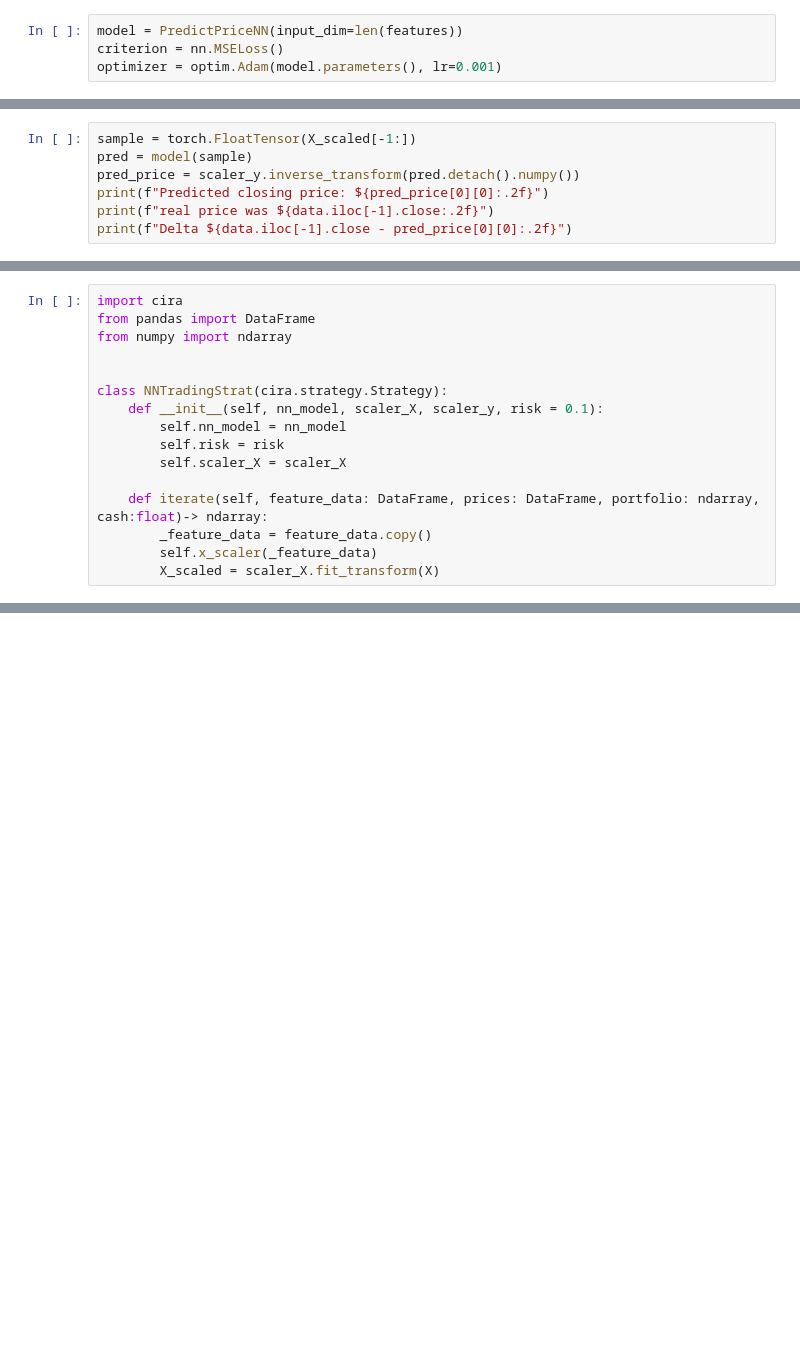
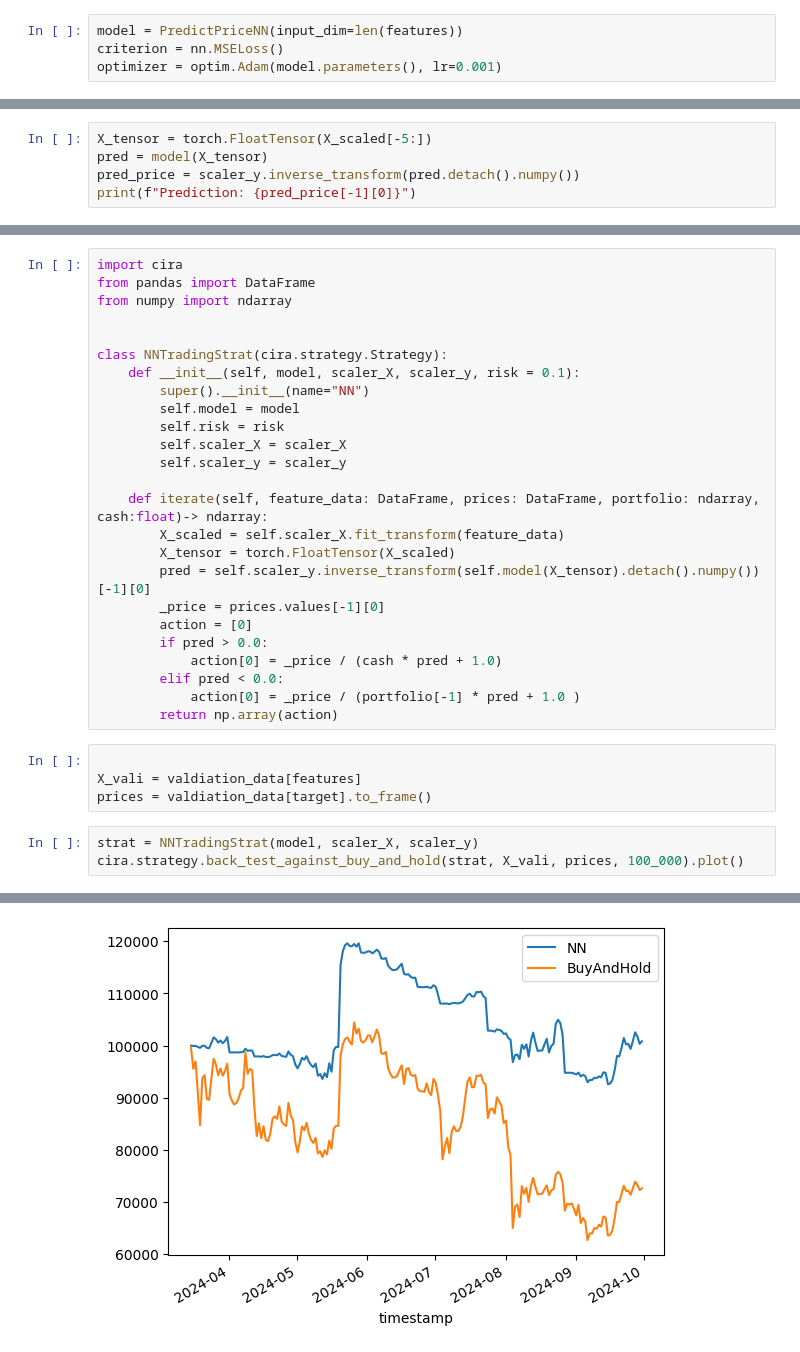
Before and after one commit to AxelGard/cira-examples, a Jupyter notebook: nn_simple.ipynb, the cells around one changed output, grey strips where cells are left out. Drawn from its saved outputs; the diff is of its cells as text; blank space fills up the shorter version.

```diff
--- a/nn_simple.ipynb
+++ b/nn_simple.ipynb
@@ -119,8 +121,6 @@ Test Loss: 0.0002
 # %%
-sample = torch.FloatTensor(X_scaled[-1:])
-pred = model(sample)
+X_tensor = torch.FloatTensor(X_scaled[-5:])
+pred = model(X_tensor)
 pred_price = scaler_y.inverse_transform(pred.detach().numpy())
-print(f"Predicted closing price: ${pred_price[0][0]:.2f}")
-print(f"real price was ${data.iloc[-1].close:.2f}")
-print(f"Delta ${data.iloc[-1].close - pred_price[0][0]:.2f}")
+print(f"Prediction: {pred_price[-1][0]}")
 # %% [output]
@@ -134,12 +132,29 @@ from numpy import ndarray
 
 
 class NNTradingStrat(cira.strategy.Strategy):
-    def __init__(self, nn_model, scaler_X, scaler_y, risk = 0.1):
-        self.nn_model = nn_model
+    def __init__(self, model, scaler_X, scaler_y, risk = 0.1):
+        super().__init__(name="NN")
+        self.model = model
         self.risk = risk
         self.scaler_X = scaler_X
+        self.scaler_y = scaler_y
 
     def iterate(self, feature_data: DataFrame, prices: DataFrame, portfolio: ndarray, cash:float)-> ndarray:
-        _feature_data = feature_data.copy()
-        self.x_scaler(_feature_data)
-        X_scaled = scaler_X.fit_transform(X)
+        X_scaled = self.scaler_X.fit_transform(feature_data)
+        X_tensor = torch.FloatTensor(X_scaled)
+        pred = self.scaler_y.inverse_transform(self.model(X_tensor).detach().numpy())[-1][0]
+        _price = prices.values[-1][0]
+        action = [0]
+        if pred > 0.0:
+            action[0] = _price / (cash * pred + 1.0)
+        elif pred < 0.0:
+            action[0] = _price / (portfolio[-1] * pred + 1.0 )
+        return np.array(action)
+# %%
+
+X_vali = valdiation_data[features]
+prices = valdiation_data[target].to_frame()
+# %%
+strat = NNTradingStrat(model, scaler_X, scaler_y)
+cira.strategy.back_test_against_buy_and_hold(strat, X_vali, prices, 100_000).plot()
+# %% [output]
@@ -145,0 +162 @@ class NNTradingStrat(cira.strategy.Strategy):
+[figure, added]
```
Also changed, not shown: parts of 6 cells of this notebook.
